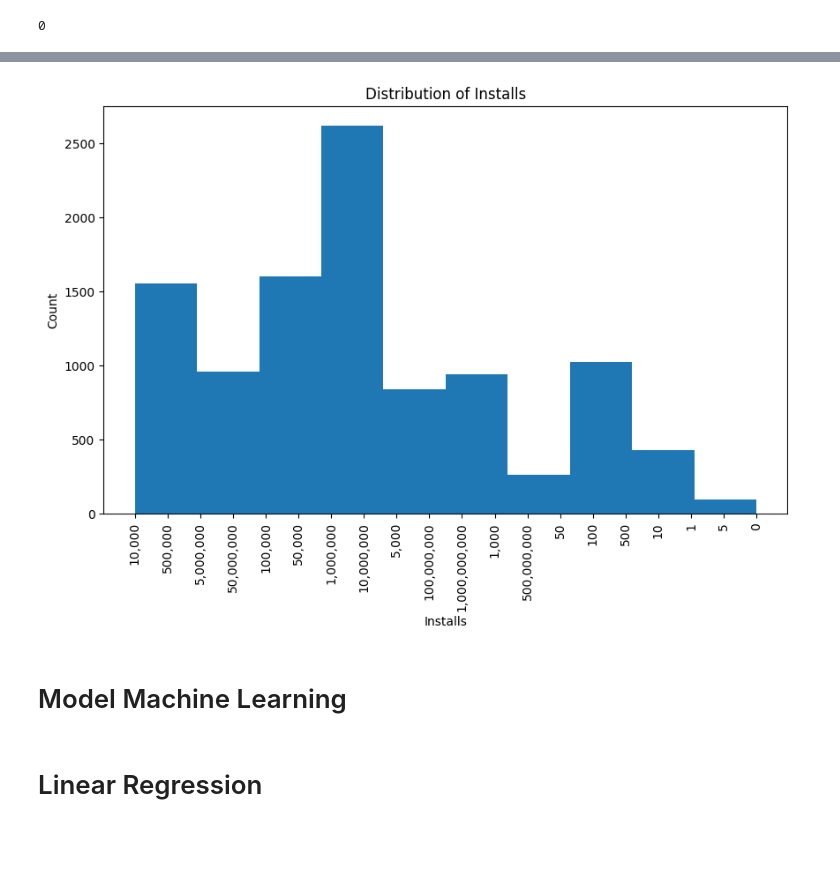
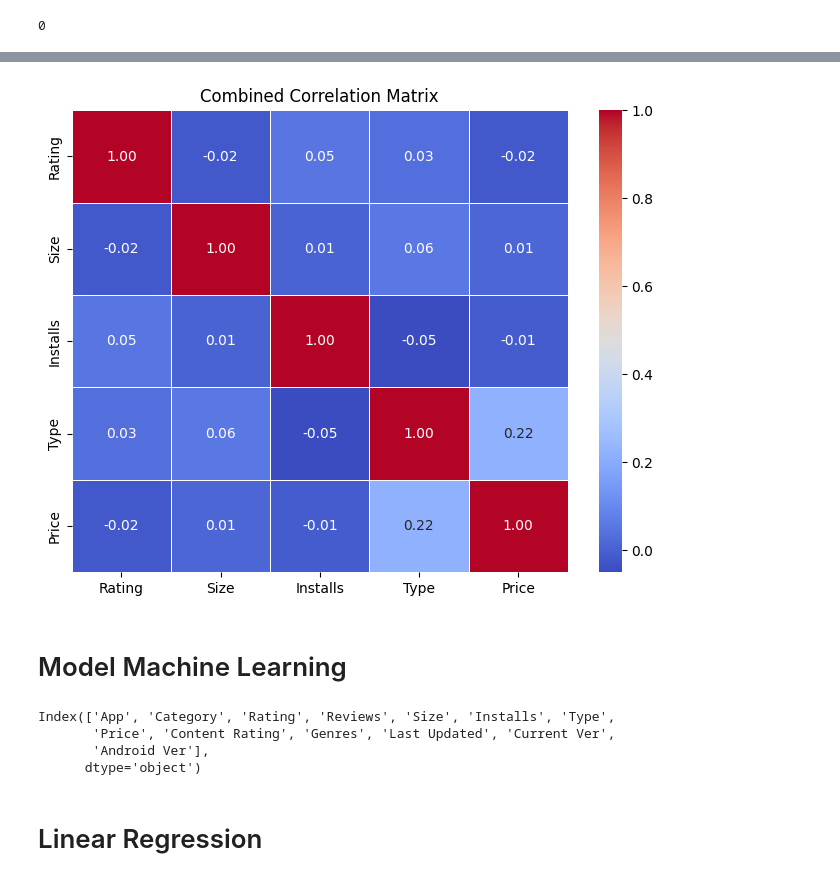
Before and after one commit to TruongGiaBao299/Machine-Learning-Final-Project, a Jupyter notebook: src/Final.ipynb, the cells around one changed output, grey strips where cells are left out. Cells and saved outputs as stored; diff of their text form; code cells hidden in the pictures; blank space fills up the shorter version.

```diff
--- a/src/Final.ipynb
+++ b/src/Final.ipynb
@@ -74,4 +242,0 @@ data.shape
-# %%
-# Removing irrelevant features
-data = data.drop(['App','Last Updated','Current Ver','Android Ver'],axis='columns')
-data
@@ -94,8 +245,5 @@ data
 data['Rating'].fillna(data['Rating'].mean(), inplace=True)
 data['Type'].fillna('Free', inplace=True)
 
-# Preprocessing Rating column
-data['Rating'] = data['Rating'].astype(float)
-
 # Preprocessing Type column
 data['Type'] = data['Type'].apply(lambda x: 1 if x == 'Paid' else 0)
@@ -107,5 +250,3 @@ data[~data.Reviews.str.isnumeric()]
-# %%
-data=data.drop(data.index[10472])
 # %%
 # drop duplicates
 data.drop_duplicates(inplace=True)
@@ -156,7 +301,0 @@ array(['10,000+', '500,000+', '5,000,000+', '50,000,000+', '100,000+',
-# %%
-data['Reviews'] = data['Reviews'].astype(int)  # Convert 'Reviews' column to integer type
-data['Size'] = data['Size'].apply(lambda x: str(x).replace('M', '') if 'M' in str(x) else str(x))  # Remove 'M' from 'Size' column
-data['Size'] = data['Size'].apply(lambda x: str(x).replace('k', '') if 'k' in str(x) else str(x))  # Remove 'k' from 'Size' column
-data['Installs'] = data['Installs'].apply(lambda x: str(x).replace('+', '') if '+' in str(x) else str(x))  # Remove '+' from 'Installs' column
-
-data
@@ -199,10 +302,16 @@ plt.show()
-# %%
-plt.figure(figsize=(10, 6))
-plt.hist(data['Installs'].dropna(), bins=10)
-plt.xlabel('Installs')
-plt.ylabel('Count')
-plt.title('Distribution of Installs')
-plt.xticks(rotation=90)
-plt.show()
-# %% [output]
-[figure, removed]
+# %%
+# Separate numeric and categorical columns
+numeric_columns = data.select_dtypes(include=['float64', 'int64']).columns
+
+# Calculate the correlation matrix for numeric columns
+numeric_correlation_matrix = data[numeric_columns].corr()
+# Combine both correlation matrices
+combined_correlation_matrix = numeric_correlation_matrix.copy()
+
+# Create a heatmap using seaborn
+plt.figure(figsize=(8,6))
+sns.heatmap(combined_correlation_matrix, annot=True, cmap='coolwarm', fmt=".2f", linewidths=0.5)
+plt.title('Combined Correlation Matrix')
+plt.show()
+# %% [output]
+[figure, added]
@@ -209,3 +320,10 @@ plt.show()
 # %% [markdown]
 # Model Machine Learning
+# %%
+data.columns
+# %% [output]
+Index(['App', 'Category', 'Rating', 'Reviews', 'Size', 'Installs', 'Type',
+       'Price', 'Content Rating', 'Genres', 'Last Updated', 'Current Ver',
+       'Android Ver'],
+      dtype='object')
 # %%
```
Also changed, not shown: parts of 34 cells of this notebook, 1 other file.
